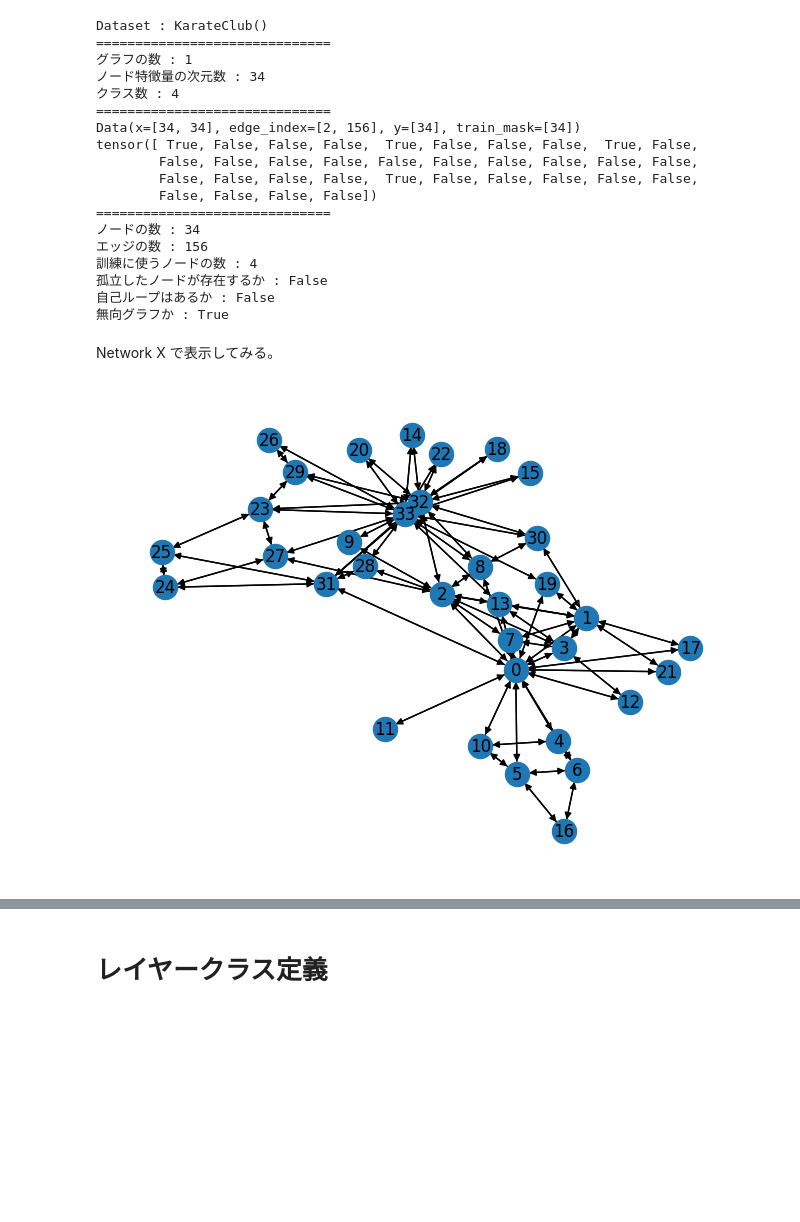
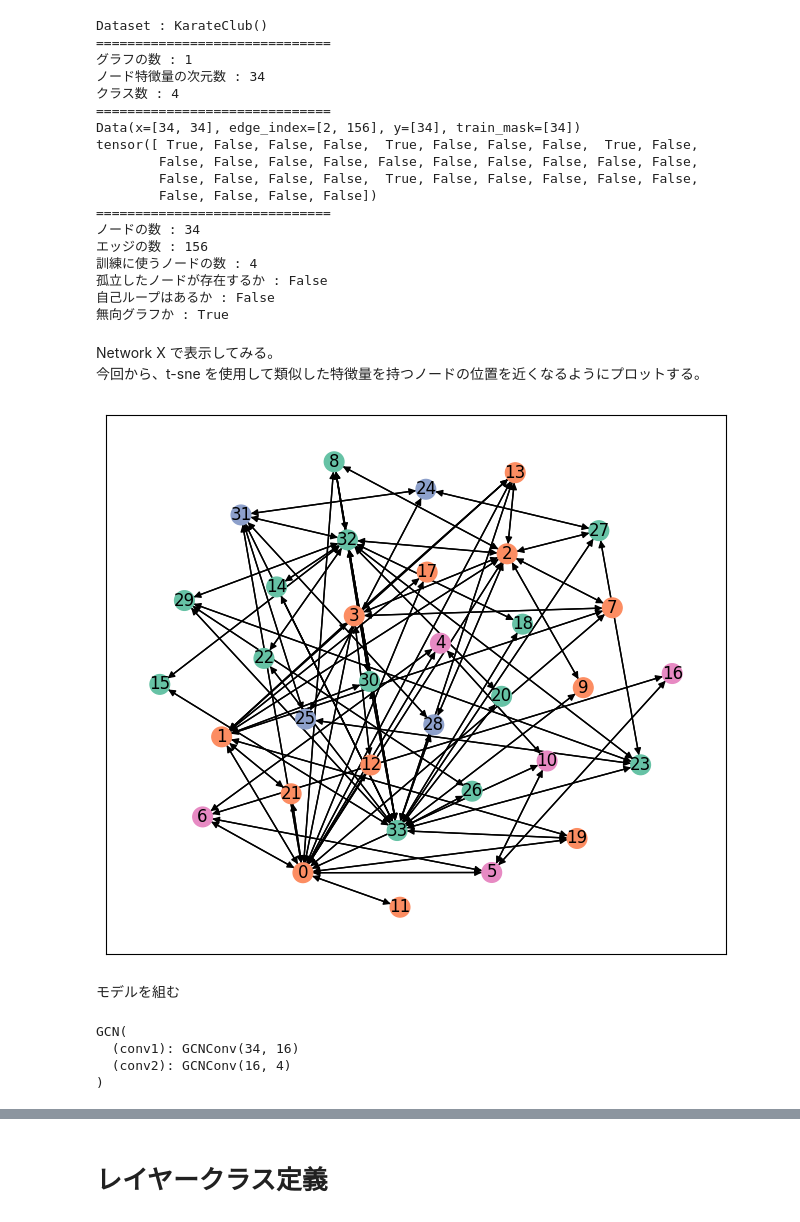
Before and after one commit to kurara-araruk/learning_GNNs, a Jupyter notebook: GCN_scratch.ipynb, the cells around one changed output, grey strips where cells are left out. Drawn from its saved outputs; the diff is of its cells as text; code cells hidden in the pictures; blank space fills up the shorter version.

```diff
--- a/GCN_scratch.ipynb
+++ b/GCN_scratch.ipynb
@@ -304,10 +329,26 @@ tensor([ True, False, False, False,  True, False, False, False,  True, False,
 自己ループはあるか : False
 無向グラフか : True
 # %% [markdown]
-Network X で表示してみる。
+Network X で表示してみる。 \
+今回から、t-sne を使用して類似した特徴量を持つノードの位置を近くなるようにプロットする。
-# %%
-# 今回はクラスごとに色をつけない
-nxg = to_networkx(data)
-nx.draw(nxg, with_labels=True)
-# %% [output]
-[figure, removed]
+# %%
+# 特徴量を使ってノード同士の近さを反映するために t-sne による次元削減の追加
+def visualize_graph(G):
+    unique_classes = list(set(G.y.tolist()))
+    colormap = plt.colormaps.get_cmap('Set2')
+    class_to_color = {cls: colormap(i) for i, cls in enumerate(unique_classes)}
+    node_colors = [class_to_color[int(G.y[i].item())] for i in range(G.num_nodes)]
+
+    emb = G.x.numpy()
+    tsne = TSNE(n_components=2, random_state=0, init='pca', learning_rate="auto")
+    emb_tsne = tsne.fit_transform(emb)
+    fig, ax = plt.subplots(figsize=(8, 7))
+    nxg = to_networkx(G)
+    nx.draw_networkx(nxg, ax=ax, pos=emb_tsne, with_labels=True, node_color=node_colors, node_size=200)
+    plt.show()
+# %%
+visualize_graph(data)
+# %% [output]
+[figure, added]
+# %% [markdown]
+モデルを組む
@@ -313,0 +374,11 @@ nx.draw(nxg, with_labels=True)
+# %%
+in_d = dataset.num_node_features
+out_d = dataset.num_classes
+
+net = GCN(in_d, 16, out_d).to(device)
+print(net)
+# %% [output]
+GCN(
+  (conv1): GCNConv(34, 16)
+  (conv2): GCNConv(16, 4)
+)
```
Also changed, not shown: parts of 24 cells of this notebook.
